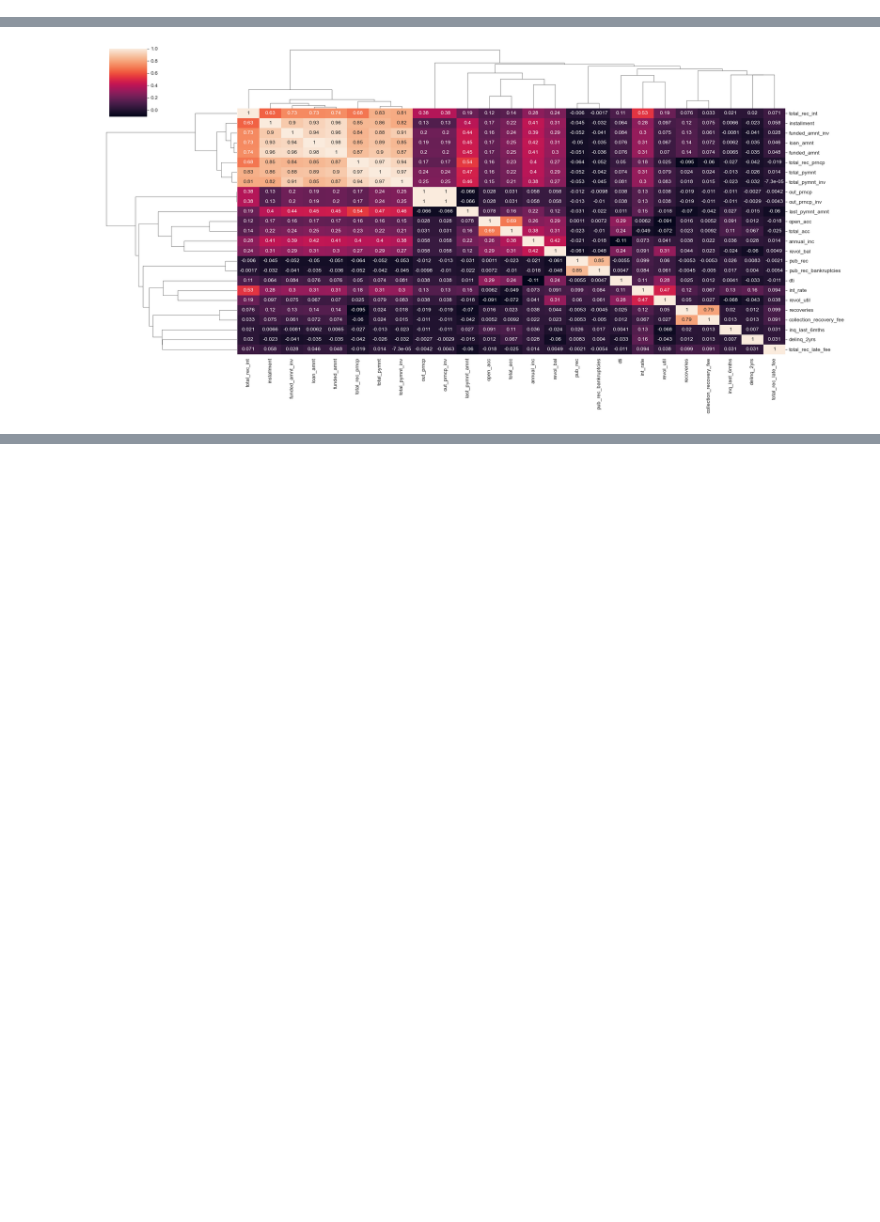
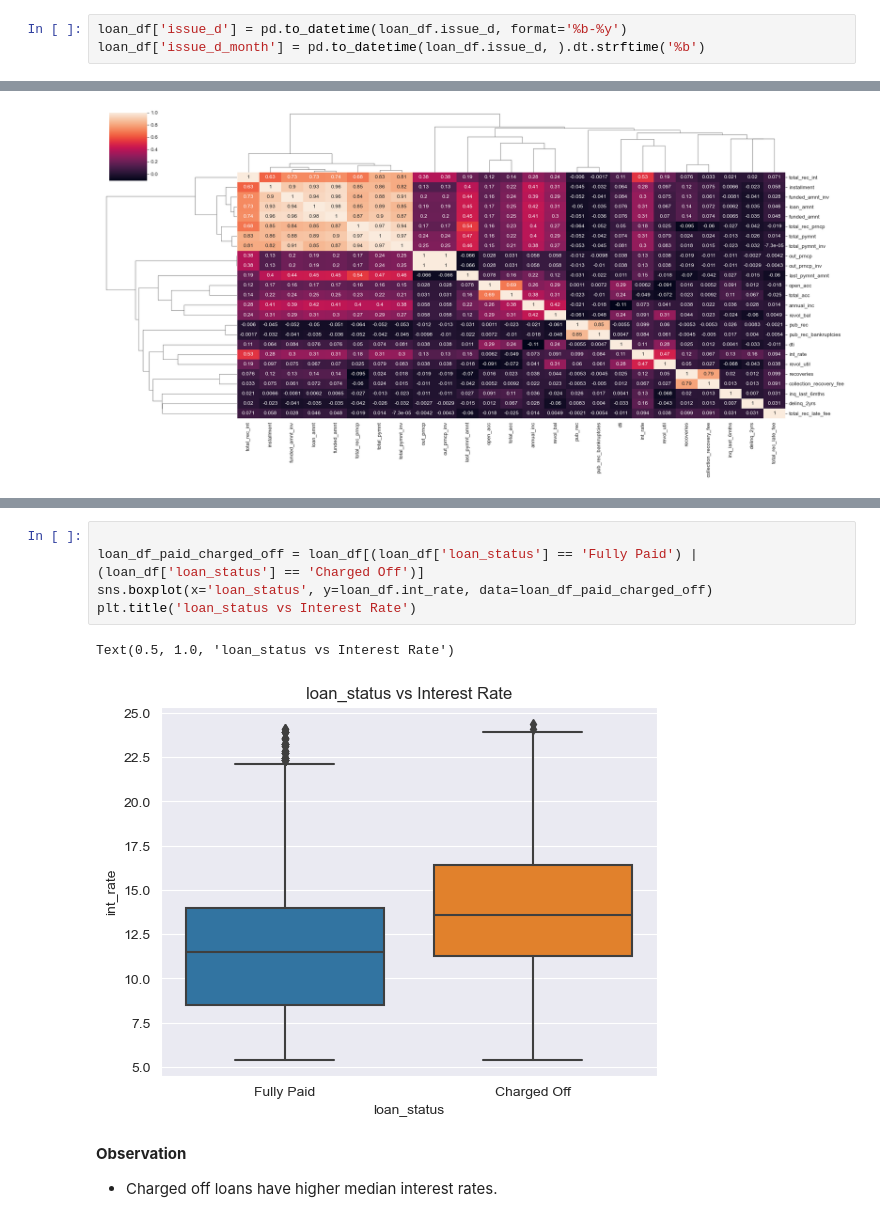
Before and after one commit to vivekbabu/LendingClubCaseStudy, a Jupyter notebook: Group_Facilitator_Name.ipynb, the cells around one changed output, grey strips where cells are left out. Cells and saved outputs as stored; diff of their text form; blank space fills up the shorter version.

```diff
--- a/Group_Facilitator_Name.ipynb
+++ b/Group_Facilitator_Name.ipynb
@@ -262,2 +284,5 @@ Name: term, dtype: int64
+# %%
+loan_df['issue_d'] = pd.to_datetime(loan_df.issue_d, format='%b-%y')
+loan_df['issue_d_month'] = pd.to_datetime(loan_df.issue_d, ).dt.strftime('%b')
 # %% [markdown]
 Now that we have cleaned up the data lets try to make some basic understanding of the data so that will help us in the next steps of finding co-relations and patterns
@@ -612,0 +590,11 @@ plt.show()
+# %%
+
+loan_df_paid_charged_off = loan_df[(loan_df['loan_status'] == 'Fully Paid') | (loan_df['loan_status'] == 'Charged Off')]
+sns.boxplot(x='loan_status', y=loan_df.int_rate, data=loan_df_paid_charged_off)
+plt.title('loan_status vs Interest Rate')
+# %% [output]
+Text(0.5, 1.0, 'loan_status vs Interest Rate')
+[figure, added]
+# %% [markdown]
+**Observation**
+- Charged off loans have higher median interest rates.
```
Also changed, not shown: parts of 56 cells of this notebook.
